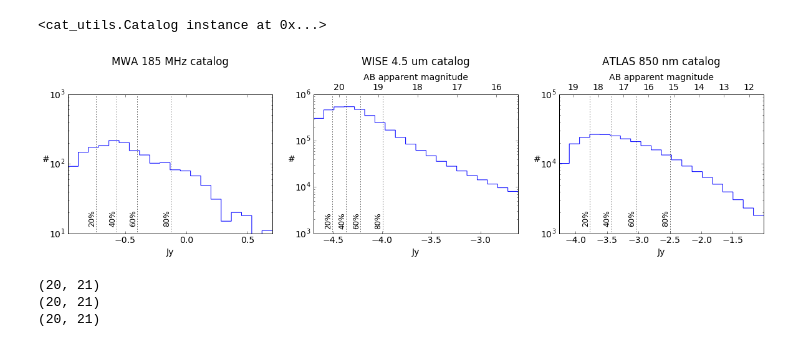
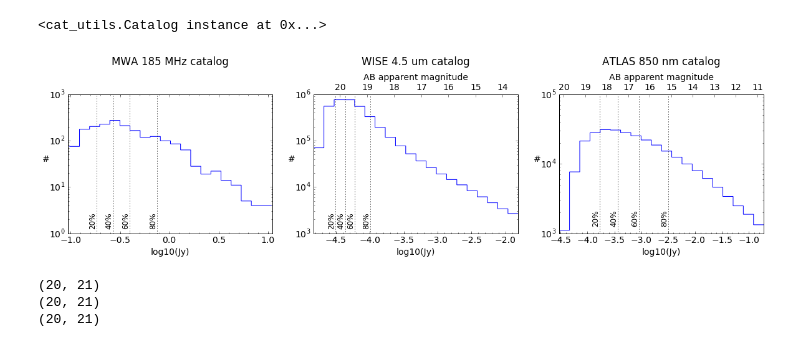
Before and after one commit to abrahamneben/21cmIRxcor, a Jupyter notebook: fg_xcor/mwa_and_ir_catalogs_xcor.ipynb, the cells around one changed output. Drawn from its saved outputs; the diff is of its cells as text; code cells hidden in the pictures.

Commit message:
making plots for paper

```diff
--- a/fg_xcor/mwa_and_ir_catalogs_xcor.ipynb
+++ b/fg_xcor/mwa_and_ir_catalogs_xcor.ipynb
@@ -823,40 +827,41 @@ plt.figure(figsize=(20,4))
 matplotlib.rcParams.update({'font.size': 14})
 
 titles = ['MWA 185 MHz catalog','WISE 4.5 um catalog','ATLAS 850 nm catalog']
-ylimits = [[10,1.e3],[1.e3,1.e6],[1.e3,1.e5]]
+ylimits = [[1,1.e3],[1.e3,1.e6],[1.e3,1.e5]]
 for cati in range(3):
     ax1 = plt.subplot(1,3,cati+1)
-    jy1percentile,jy99percentile = np.percentile(cats[cati].jy,1),np.percentile(cats[cati].jy,99)
+    jy1percentile,jy99percentile = np.percentile(cats[cati].jy,0),np.percentile(cats[cati].jy,99.8)
     plt.hist(np.log10(cats[cati].jy[(cats[cati].jy>jy1percentile)&(cats[cati].jy<jy99percentile)]),20,histtype='step')
 
     percentiles = [20,40,60,80]
     for i in range(len(percentiles)):
         jylog = np.log10(np.percentile(cats[cati].jy,percentiles[i]))
         plt.text(jylog,1.25*ylimits[cati][0],str(percentiles[i])+'%', rotation=90,fontsize=12,\
                  horizontalalignment='right',verticalalignment='bottom')
         plt.semilogy([jylog,jylog],[1,1.e7],'k:')
 
     plt.gca().set_xticks(np.arange(-10,10)*.5)
     plt.xlim([np.log10(jy1percentile),np.log10(jy99percentile)])
     plt.ylim(ylimits[cati])
-    plt.xlabel('Jy')
+    plt.xlabel('log10(Jy)')
+    plt.gca().xaxis.set_minor_locator(matplotlib.ticker.MultipleLocator(.1))
     plt.ylabel('#',rotation=0)
 
     if cati>0:
         magticks = np.arange(10,25,1)
         jys_for_magticks = 3631.*10.**(-magticks/2.5)
         g = (jys_for_magticks>jy1percentile)&(jys_for_magticks<jy99percentile)
 
         ax2 = ax1.twiny()
         ax2.set_xlim(ax1.get_xlim())
         ax2.set_xticks(np.log10(jys_for_magticks[g]))
         ax2.set_xticklabels(magticks[g])
         ax2.set_xlabel("AB apparent magnitude")
     plt.title(titles[cati]+'\n\n')
 
 plt.savefig('catalog_histograms.pdf',bbox_inches='tight')
 # %% [output]
-[figure, old version]
+[figure, new version]
 # %%
 matplotlib.rcParams.update({'font.size': 12})
 
```
Also changed, not shown: parts of 1 cell of this notebook, 2 other files.
